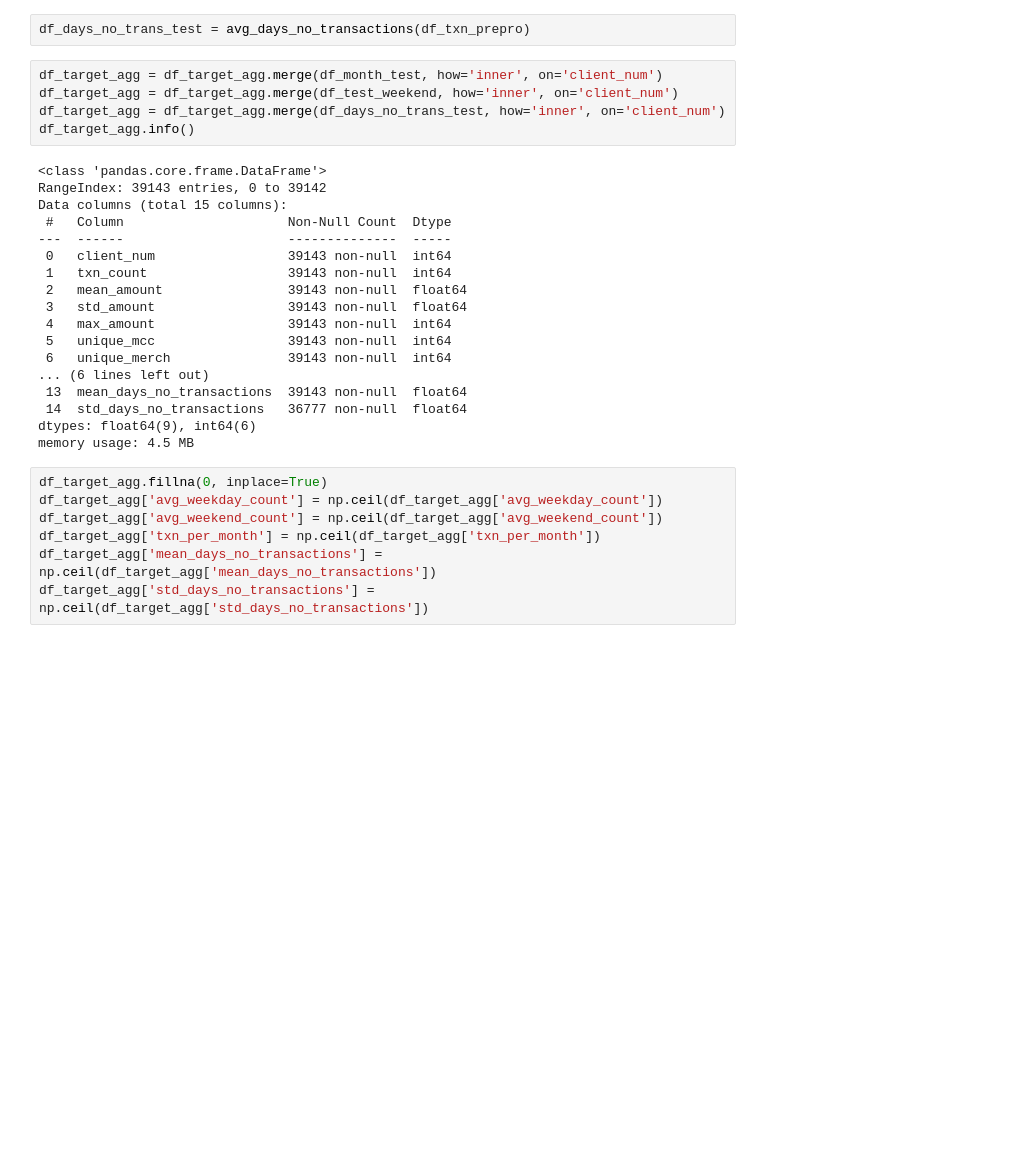
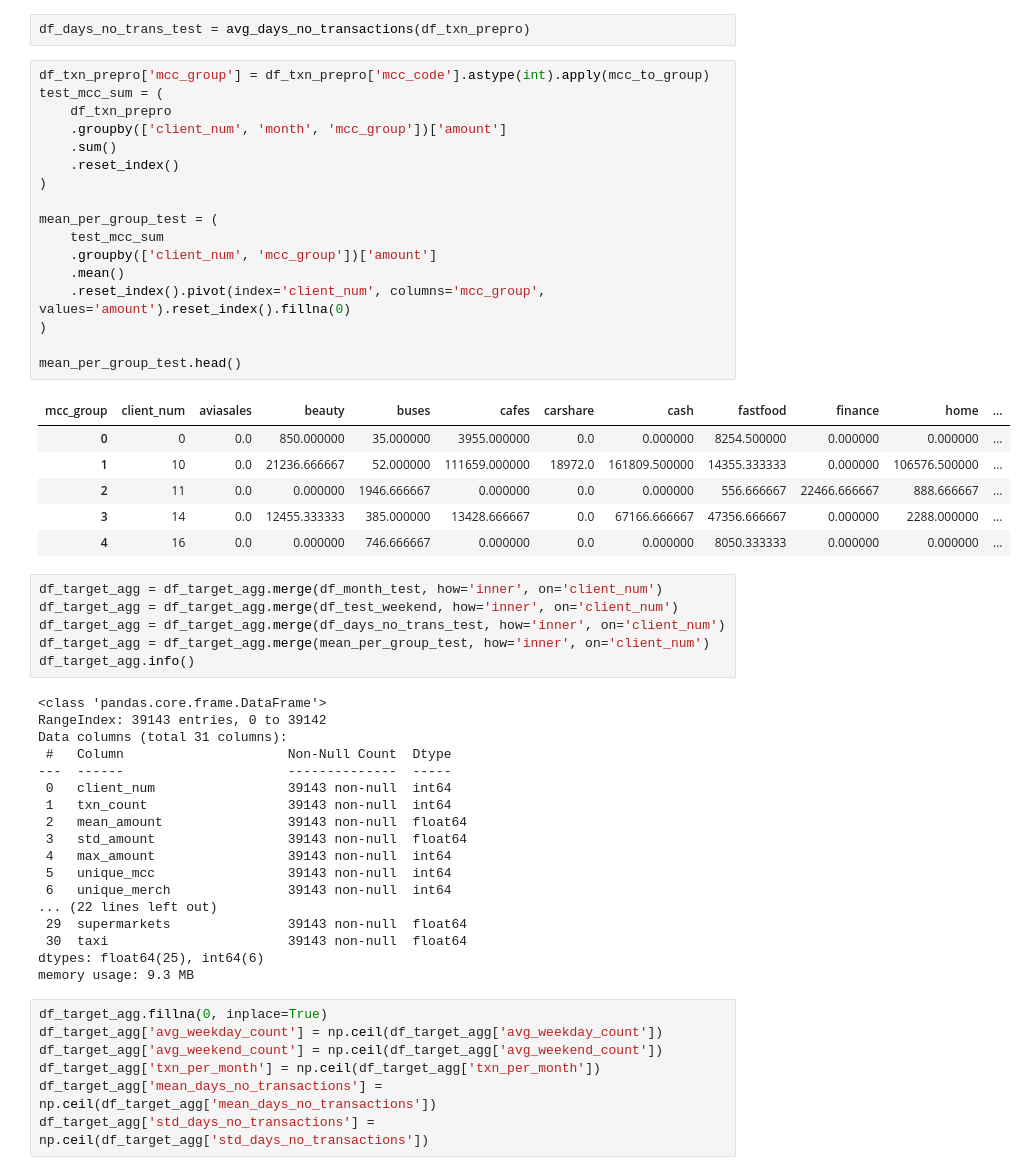
Before and after one commit to ATHigh/Alfa-Summer-Challenge, a Jupyter notebook: src/solution.ipynb, the cells around one changed output. Drawn from its saved outputs; the diff is of its cells as text; blank space fills up the shorter version.

```diff
--- a/src/solution.ipynb
+++ b/src/solution.ipynb
@@ -900,15 +833,40 @@ df_test_weekend = df_txn_prepro.groupby(by=['client_num', 'month', 'weekend']).a
 df_test_weekend.columns = ['client_num', 'avg_weekday_count', 'avg_weekend_count']
 # %%
 df_days_no_trans_test = avg_days_no_transactions(df_txn_prepro)
+# %%
+df_txn_prepro['mcc_group'] = df_txn_prepro['mcc_code'].astype(int).apply(mcc_to_group)
+test_mcc_sum = (
+    df_txn_prepro
+    .groupby(['client_num', 'month', 'mcc_group'])['amount']
+    .sum()
+    .reset_index()
+)
+
+mean_per_group_test = (
+    test_mcc_sum
+    .groupby(['client_num', 'mcc_group'])['amount']
+    .mean()
+    .reset_index().pivot(index='client_num', columns='mcc_group', values='amount').reset_index().fillna(0)
+)
+
+mean_per_group_test.head()
+# %% [output]
+| mcc_group | client_num | aviasales | beauty | buses | cafes | carshare | cash | fastfood | finance | home | ... |
+| 0 | 0 | 0.0 | 850.000000 | 35.000000 | 3955.000000 | 0.0 | 0.000000 | 8254.500000 | 0.000000 | 0.000000 | ... |
+| 1 | 10 | 0.0 | 21236.666667 | 52.000000 | 111659.000000 | 18972.0 | 161809.500000 | 14355.333333 | 0.000000 | 106576.500000 | ... |
+| 2 | 11 | 0.0 | 0.000000 | 1946.666667 | 0.000000 | 0.0 | 0.000000 | 556.666667 | 22466.666667 | 888.666667 | ... |
+| 3 | 14 | 0.0 | 12455.333333 | 385.000000 | 13428.666667 | 0.0 | 67166.666667 | 47356.666667 | 0.000000 | 2288.000000 | ... |
+| 4 | 16 | 0.0 | 0.000000 | 746.666667 | 0.000000 | 0.0 | 0.000000 | 8050.333333 | 0.000000 | 0.000000 | ... |
 # %%
 df_target_agg = df_target_agg.merge(df_month_test, how='inner', on='client_num')
 df_target_agg = df_target_agg.merge(df_test_weekend, how='inner', on='client_num')
 df_target_agg = df_target_agg.merge(df_days_no_trans_test, how='inner', on='client_num')
+df_target_agg = df_target_agg.merge(mean_per_group_test, how='inner', on='client_num')
 df_target_agg.info()
 # %% [output]
 <class 'pandas.core.frame.DataFrame'>
 RangeIndex: 39143 entries, 0 to 39142
-Data columns (total 15 columns):
+Data columns (total 31 columns):
  #   Column                     Non-Null Count  Dtype
 ---  ------                     --------------  -----
  0   client_num                 39143 non-null  int64
@@ -918,11 +876,11 @@ Data columns (total 15 columns):
  4   max_amount                 39143 non-null  int64
  5   unique_mcc                 39143 non-null  int64
  6   unique_merch               39143 non-null  int64
-... (6 lines left out)
- 13  mean_days_no_transactions  39143 non-null  float64
- 14  std_days_no_transactions   36777 non-null  float64
-dtypes: float64(9), int64(6)
-memory usage: 4.5 MB
+... (22 lines left out)
+ 29  supermarkets               39143 non-null  float64
+ 30  taxi                       39143 non-null  float64
+dtypes: float64(25), int64(6)
+memory usage: 9.3 MB
 # %%
 df_target_agg.fillna(0, inplace=True)
 df_target_agg['avg_weekday_count'] = np.ceil(df_target_agg['avg_weekday_count'])
```
Also changed, not shown: parts of 36 cells of this notebook.
